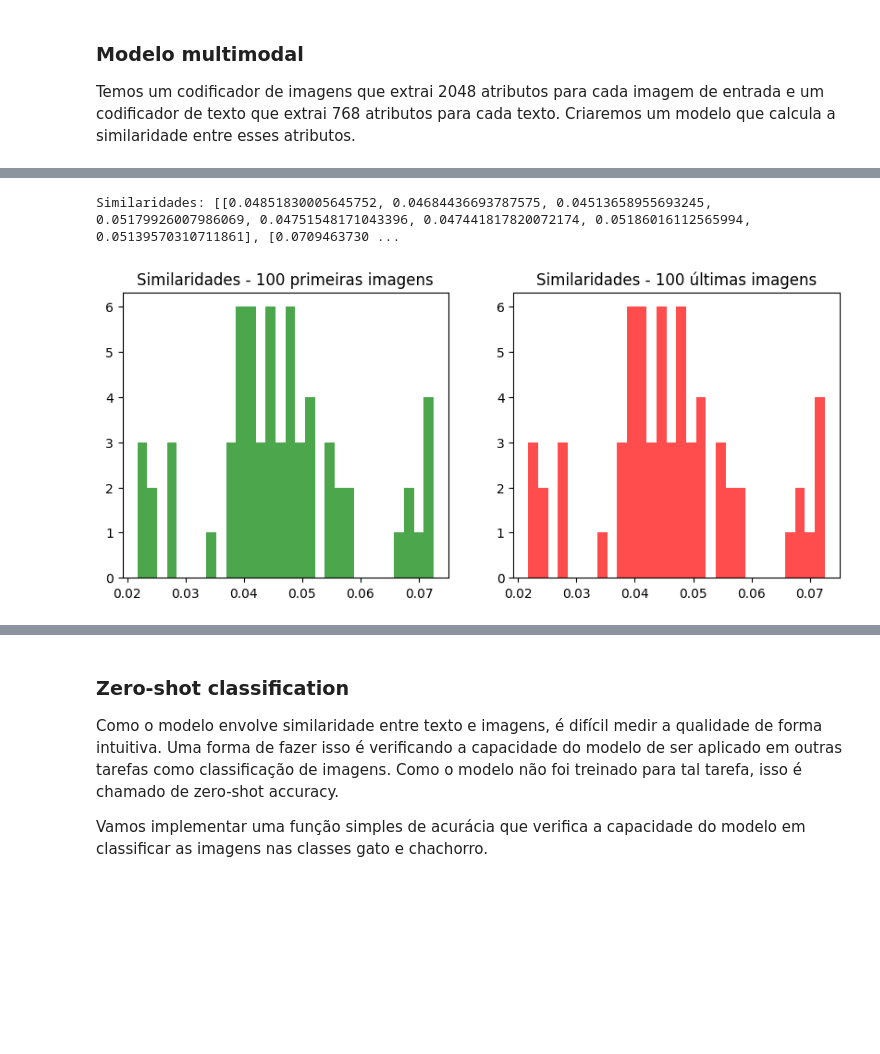
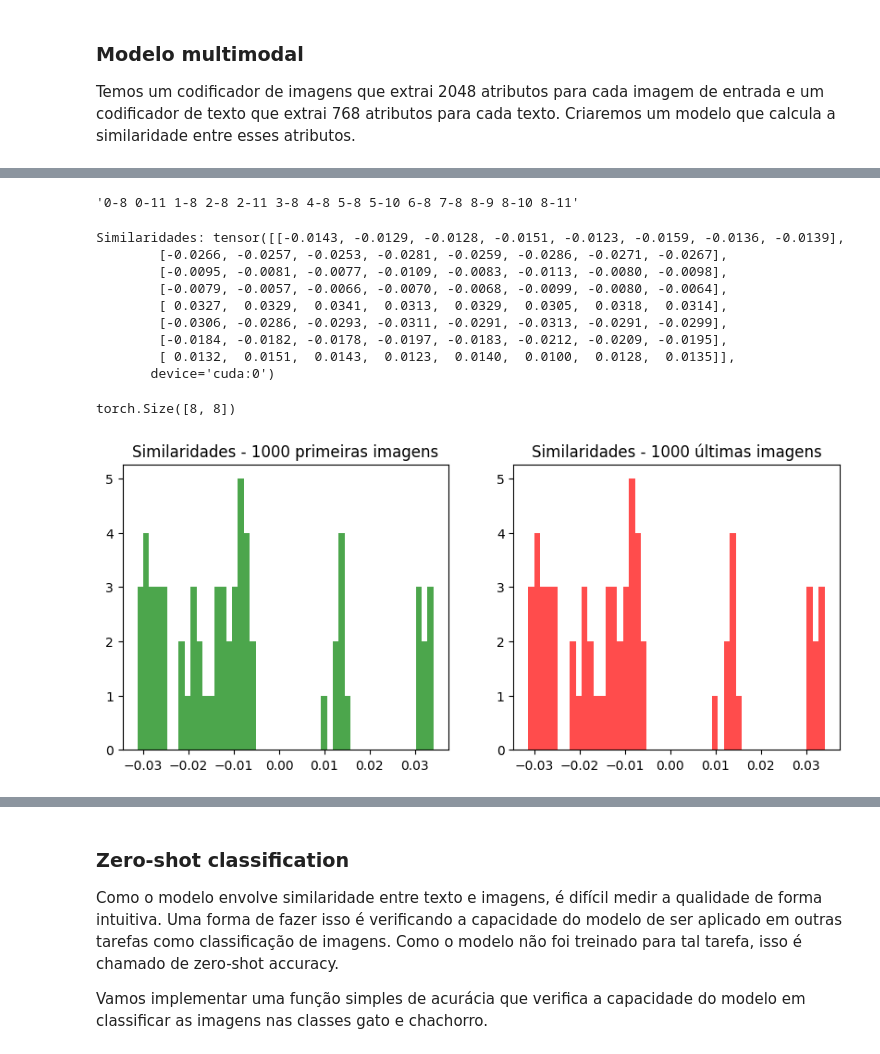
Before and after one commit to Krayth/TCC-graphs-CLIP-test2, a Jupyter notebook: 3 - Modelo multimodal CLIP.ipynb, the cells around one changed output, grey strips where cells are left out. Cells and saved outputs as stored; diff of their text form; code cells hidden in the pictures; blank space fills up the shorter version.

```diff
--- a/3 - Modelo multimodal CLIP.ipynb
+++ b/3 - Modelo multimodal CLIP.ipynb
@@ -15,6 +15,7 @@ from dataset import collate_fn, get_dataset
 from torch import nn
 from torch.utils.data import DataLoader
 
-ds, _ = get_dataset("../Graphs/data/images", "../Graphs/data/edgelists.json")
-dl = DataLoader(ds, batch_size=8, shuffle=False, collate_fn=collate_fn)
-imgs, texts = next(iter(dl))
+ds, _ = get_dataset("../Graphs/data/images", "../Graphs/data/edgelists.json", split=0)
+ds.transform = None
+#dl = DataLoader(ds, batch_size=8, shuffle=False, collate_fn=collate_fn)
+#imgs, texts = next(iter(dl))
@@ -134,3 +190,7 @@ tensor(2.1363, grad_fn=<DivBackward0>)
+# %%
+texts[0]
+# %% [output]
+'0-8 0-11 1-8 2-8 2-11 3-8 4-8 5-8 5-10 6-8 7-8 8-9 8-10 8-11'
 # %%
 def similarity(model, image, enc_texts, device="cpu"):
     model.eval()
@@ -161,32 +206,41 @@ attn_mask = enc_texts["attention_mask"].to(device)
 # %%
-
-images = imgs.to(device)              # (B, C, H, W)
+images = imgs.to(device)
 sims = similarity(model, images, list(texts), device)
 
-print("Similaridades:", sims.tolist())
+print("Similaridades:", sims)
 # %% [output]
-Similaridades: [[0.04851830005645752, 0.04684436693787575, 0.04513658955693245, 0.05179926007986069, 0.04751548171043396, 0.047441817820072174, 0.05186016112565994, 0.05139570310711861], [0.0709463730 ...
+Similaridades: tensor([[-0.0143, -0.0129, -0.0128, -0.0151, -0.0123, -0.0159, -0.0136, -0.0139],
+        [-0.0266, -0.0257, -0.0253, -0.0281, -0.0259, -0.0286, -0.0271, -0.0267],
+        [-0.0095, -0.0081, -0.0077, -0.0109, -0.0083, -0.0113, -0.0080, -0.0098],
+        [-0.0079, -0.0057, -0.0066, -0.0070, -0.0068, -0.0099, -0.0080, -0.0064],
+        [ 0.0327,  0.0329,  0.0341,  0.0313,  0.0329,  0.0305,  0.0318,  0.0314],
+        [-0.0306, -0.0286, -0.0293, -0.0311, -0.0291, -0.0313, -0.0291, -0.0299],
+        [-0.0184, -0.0182, -0.0178, -0.0197, -0.0183, -0.0212, -0.0209, -0.0195],
+        [ 0.0132,  0.0151,  0.0143,  0.0123,  0.0140,  0.0100,  0.0128,  0.0135]],
+       device='cuda:0')
+# %%
+sims.shape
+# %% [output]
+torch.Size([8, 8])
 # %%
 import matplotlib.pyplot as plt
-import torch
+import numpy
 
-# supondo que sims seja (num_images, num_texts)
-
-# primeiras 100 imagens
-sims_first100 = sims[:100].reshape(-1)   # pega linhas 0–99
-# últimas 100 imagens
-sims_last100 = sims[-100:].reshape(-1)   # pega linhas finais
+# primeiras 1000 imagens
+sims_first1000 = sims[:1000].reshape(-1)   # pega linhas 0–999
+# últimas 1000 imagens
+sims_last1000 = sims[-1000:].reshape(-1)   # pega linhas finais
 
 plt.figure(figsize=(10,4))
 
 plt.subplot(1,2,1)
-plt.hist(sims_first100.cpu().numpy(), bins=30, color="green", alpha=0.7)
-plt.title("Similaridades - 100 primeiras imagens")
+plt.hist(sims_first1000.cpu().numpy(), bins=50, color="green", alpha=0.7)
+plt.title("Similaridades - 1000 primeiras imagens")
 
 plt.subplot(1,2,2)
-plt.hist(sims_last100.cpu().numpy(), bins=30, color="red", alpha=0.7)
-plt.title("Similaridades - 100 últimas imagens")
+plt.hist(sims_last1000.cpu().numpy(), bins=50, color="red", alpha=0.7)
+plt.title("Similaridades - 1000 últimas imagens")
 
 plt.show()
 # %% [output]
-[figure, old version]
+[figure, new version]
```
Also changed, not shown: parts of 26 cells of this notebook, 1 other file.
